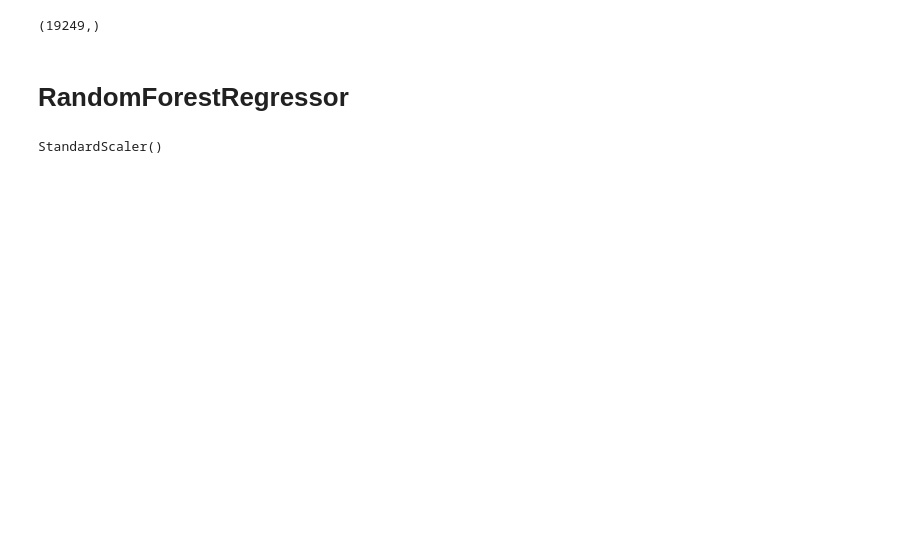
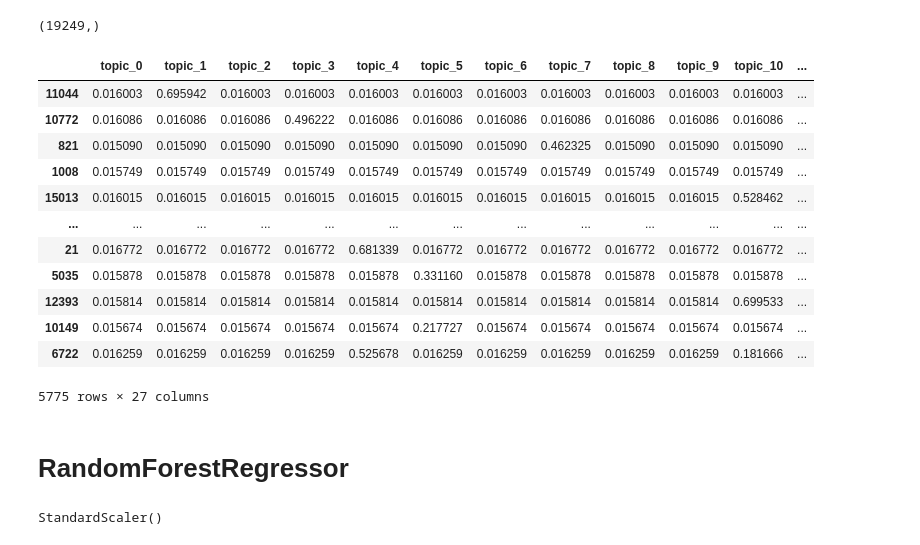
Before and after one commit to Rvanelven/steamator, a Jupyter notebook: notebooks/Test_final.ipynb, the cells around one changed output. Cells and saved outputs as stored; diff of their text form; code cells hidden in the pictures; blank space fills up the shorter version.

```diff
--- a/notebooks/Test_final.ipynb
+++ b/notebooks/Test_final.ipynb
@@ -119,6 +136,22 @@ y.shape
 (19249,)
 # %%
 X_train, X_test, y_train, y_test = train_test_split(X,y,test_size = 0.3)
+# %%
+pd.DataFrame(X_test)
+# %% [output]
+|  | topic_0 | topic_1 | topic_2 | topic_3 | topic_4 | topic_5 | topic_6 | topic_7 | topic_8 | topic_9 | topic_10 | ... |
+| 11044 | 0.016003 | 0.695942 | 0.016003 | 0.016003 | 0.016003 | 0.016003 | 0.016003 | 0.016003 | 0.016003 | 0.016003 | 0.016003 | ... |
+| 10772 | 0.016086 | 0.016086 | 0.016086 | 0.496222 | 0.016086 | 0.016086 | 0.016086 | 0.016086 | 0.016086 | 0.016086 | 0.016086 | ... |
+| 821 | 0.015090 | 0.015090 | 0.015090 | 0.015090 | 0.015090 | 0.015090 | 0.015090 | 0.462325 | 0.015090 | 0.015090 | 0.015090 | ... |
+| 1008 | 0.015749 | 0.015749 | 0.015749 | 0.015749 | 0.015749 | 0.015749 | 0.015749 | 0.015749 | 0.015749 | 0.015749 | 0.015749 | ... |
+| 15013 | 0.016015 | 0.016015 | 0.016015 | 0.016015 | 0.016015 | 0.016015 | 0.016015 | 0.016015 | 0.016015 | 0.016015 | 0.528462 | ... |
+| ... | ... | ... | ... | ... | ... | ... | ... | ... | ... | ... | ... | ... |
+| 21 | 0.016772 | 0.016772 | 0.016772 | 0.016772 | 0.681339 | 0.016772 | 0.016772 | 0.016772 | 0.016772 | 0.016772 | 0.016772 | ... |
+| 5035 | 0.015878 | 0.015878 | 0.015878 | 0.015878 | 0.015878 | 0.331160 | 0.015878 | 0.015878 | 0.015878 | 0.015878 | 0.015878 | ... |
+| 12393 | 0.015814 | 0.015814 | 0.015814 | 0.015814 | 0.015814 | 0.015814 | 0.015814 | 0.015814 | 0.015814 | 0.015814 | 0.699533 | ... |
+| 10149 | 0.015674 | 0.015674 | 0.015674 | 0.015674 | 0.015674 | 0.217727 | 0.015674 | 0.015674 | 0.015674 | 0.015674 | 0.015674 | ... |
+| 6722 | 0.016259 | 0.016259 | 0.016259 | 0.016259 | 0.525678 | 0.016259 | 0.016259 | 0.016259 | 0.016259 | 0.016259 | 0.181666 | ... |
+5775 rows × 27 columns
 # %% [markdown]
 # RandomForestRegressor
 # %%
```
Also changed, not shown: parts of 40 cells of this notebook, 3 other files.
